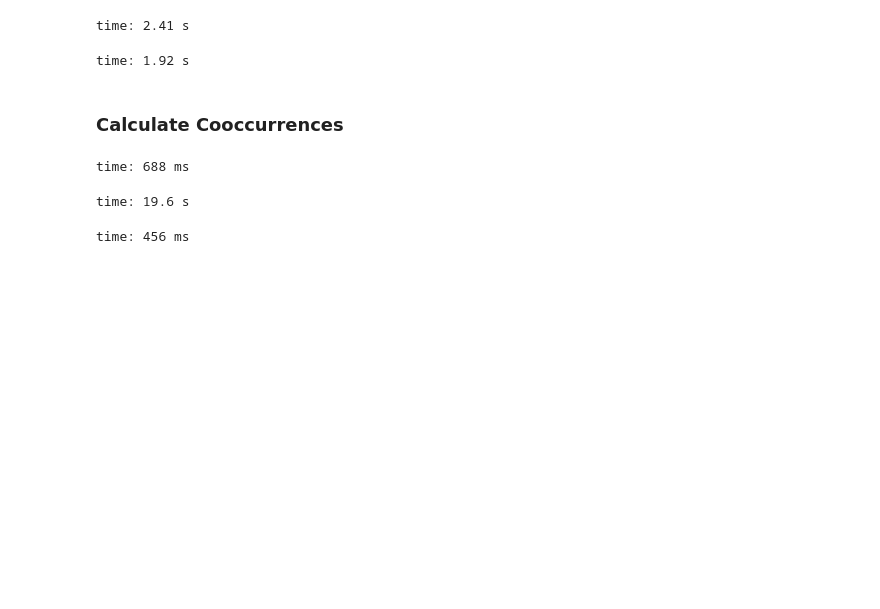
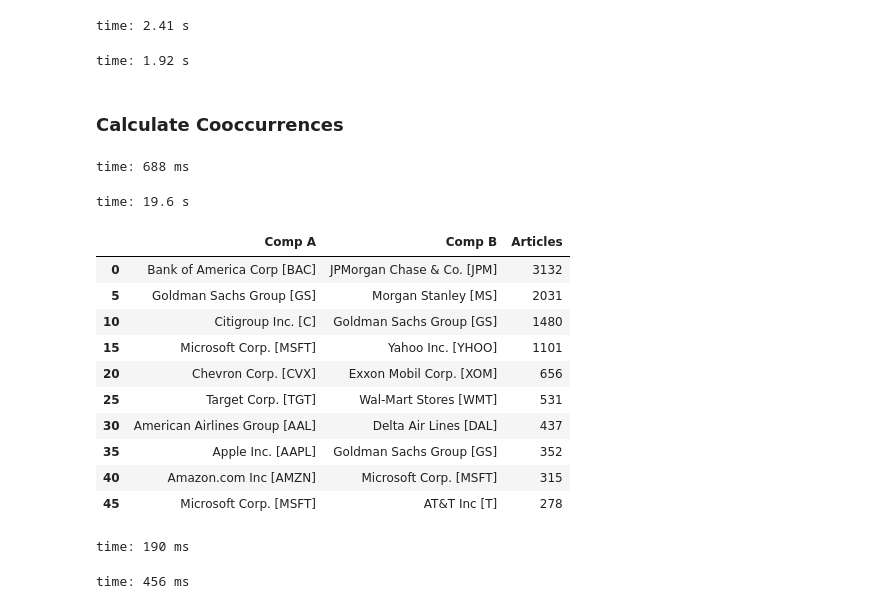
Before and after one commit to Chaoste/nlp-stocks, a Jupyter notebook: research/7.1-Apply-SpaCy.ipynb, the cells around one changed output. Drawn from its saved outputs; the diff is of its cells as text; code cells hidden in the pictures; blank space fills up the shorter version.

```diff
--- a/research/7.1-Apply-SpaCy.ipynb
+++ b/research/7.1-Apply-SpaCy.ipynb
@@ -483,6 +473,21 @@ time: 688 ms
 coocs = get_cooccurrences(occs)
 # %% [output]
 time: 19.6 s
+# %%
+top[::5].head(10)
+# %% [output]
+|  | Comp A | Comp B | Articles |
+| 0 | Bank of America Corp [BAC] | JPMorgan Chase & Co. [JPM] | 3132 |
+| 5 | Goldman Sachs Group [GS] | Morgan Stanley [MS] | 2031 |
+| 10 | Citigroup Inc. [C] | Goldman Sachs Group [GS] | 1480 |
+| 15 | Microsoft Corp. [MSFT] | Yahoo Inc. [YHOO] | 1101 |
+| 20 | Chevron Corp. [CVX] | Exxon Mobil Corp. [XOM] | 656 |
+| 25 | Target Corp. [TGT] | Wal-Mart Stores [WMT] | 531 |
+| 30 | American Airlines Group [AAL] | Delta Air Lines [DAL] | 437 |
+| 35 | Apple Inc. [AAPL] | Goldman Sachs Group [GS] | 352 |
+| 40 | Amazon.com Inc [AMZN] | Microsoft Corp. [MSFT] | 315 |
+| 45 | Microsoft Corp. [MSFT] | AT&T Inc [T] | 278 |
+time: 190 ms
 # %%
 coocs.to_csv('cooccurrences.csv')
 # %% [output]
```
Also changed, not shown: parts of 2 cells of this notebook, 2 other files.
